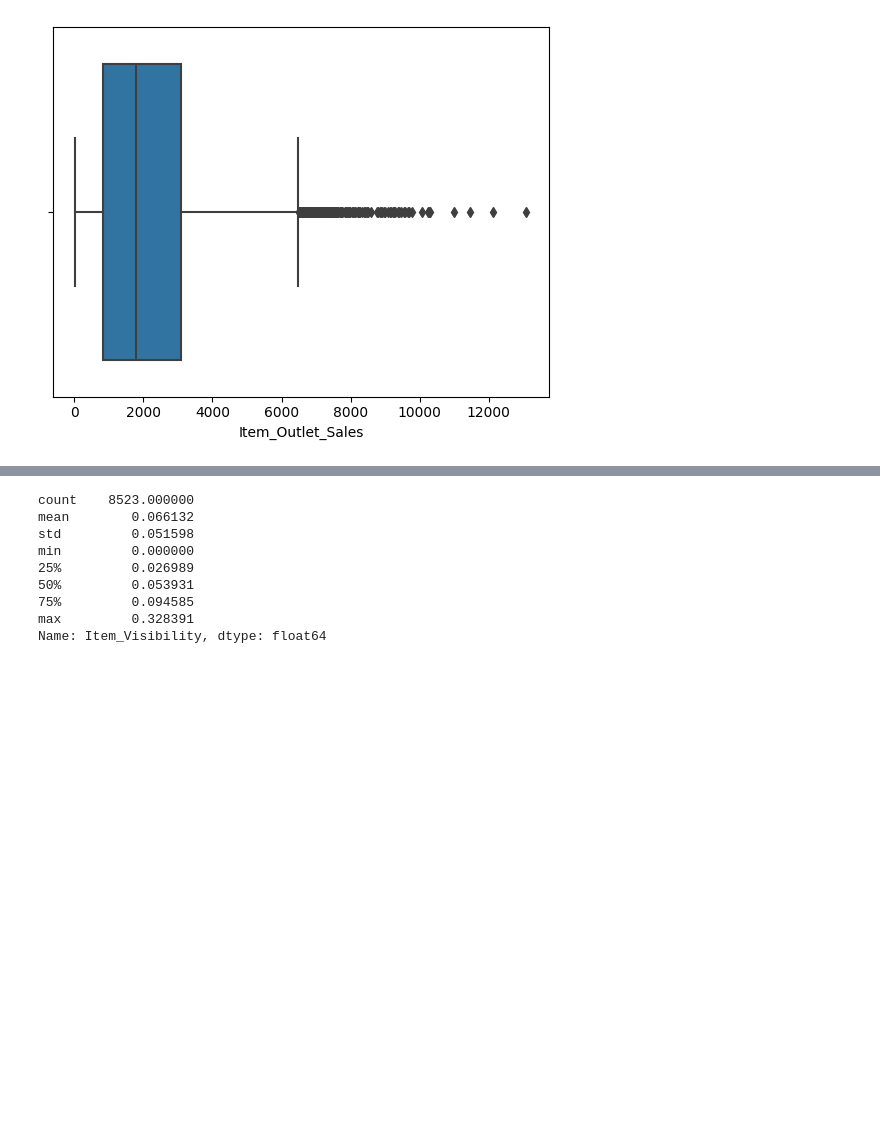
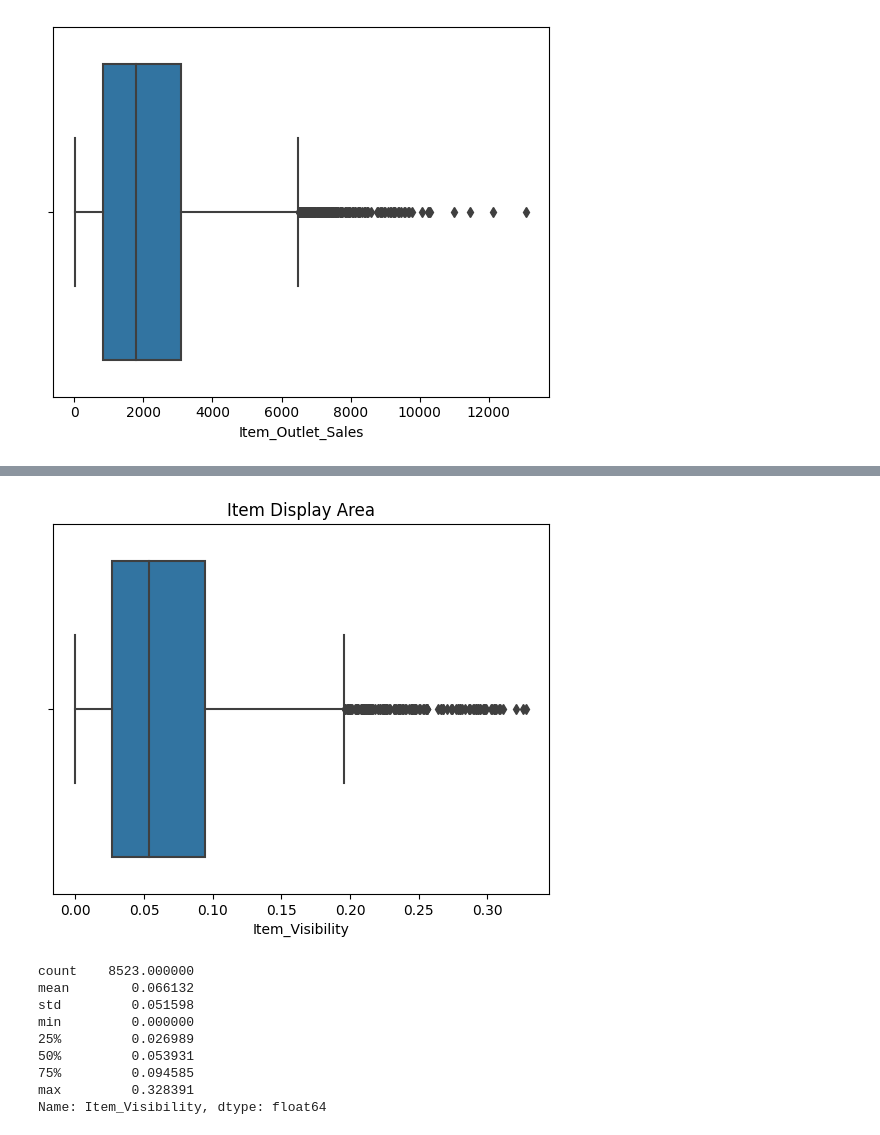
Before and after one commit to valmazan/Project_Part_Prediction-of-Product-Sales, a Jupyter notebook: Project_1_Pred_Product_Sales_Victoria_Almazan.ipynb, the cells around one changed output, grey strips where cells are left out. Saved outputs shown, nothing was run; the diff lists cells and outputs as text; code cells hidden in the pictures; blank space fills up the shorter version.

```diff
--- a/Project_1_Pred_Product_Sales_Victoria_Almazan.ipynb
+++ b/Project_1_Pred_Product_Sales_Victoria_Almazan.ipynb
@@ -448,3 +438,8 @@ ax = sns.histplot(data=df, y = 'Item_MRP')
+# %%
+ax = sns.boxplot( x = 'Item_Visibility',data = df)
+ax.set_title('Item Display Area');
+# %% [output]
+[figure, added]
 # %%
 df['Item_Visibility'].describe()
 # %% [output]
```
Also changed, not shown: parts of 9 cells of this notebook.
